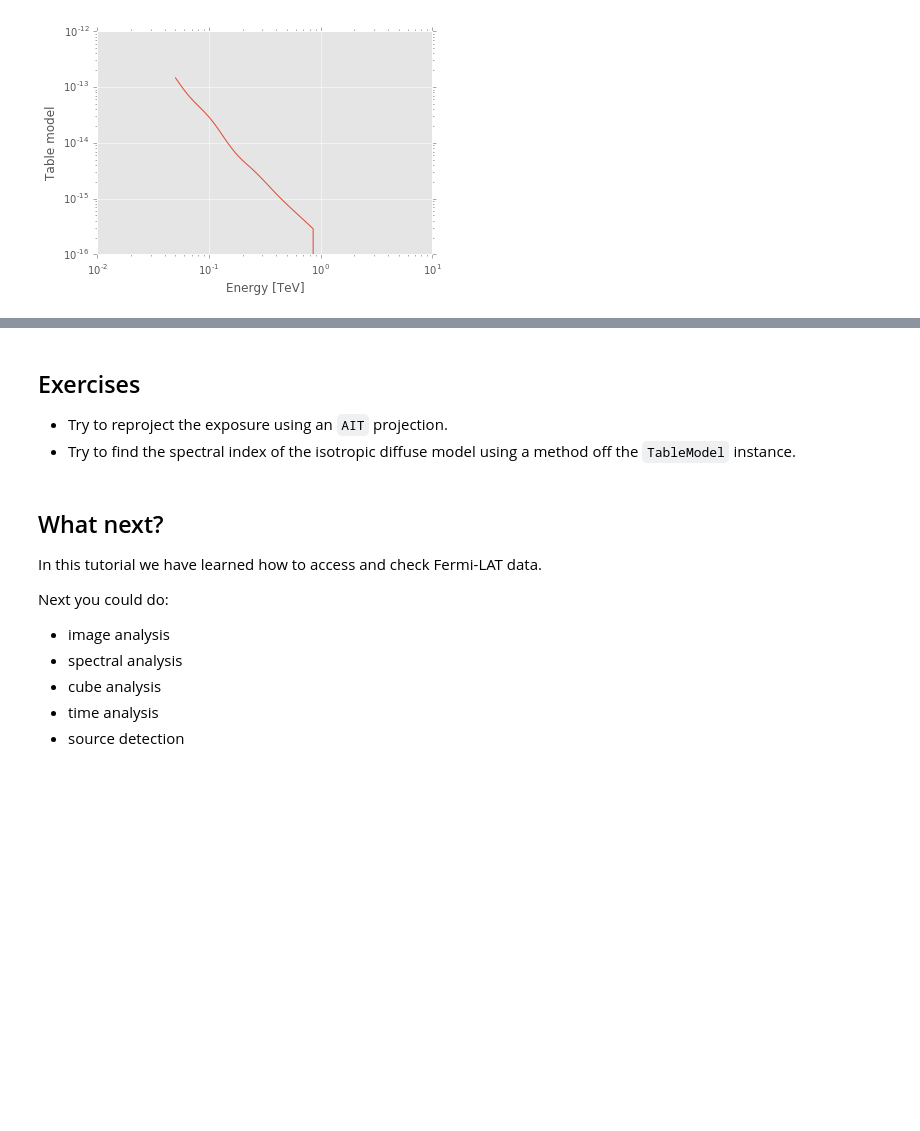
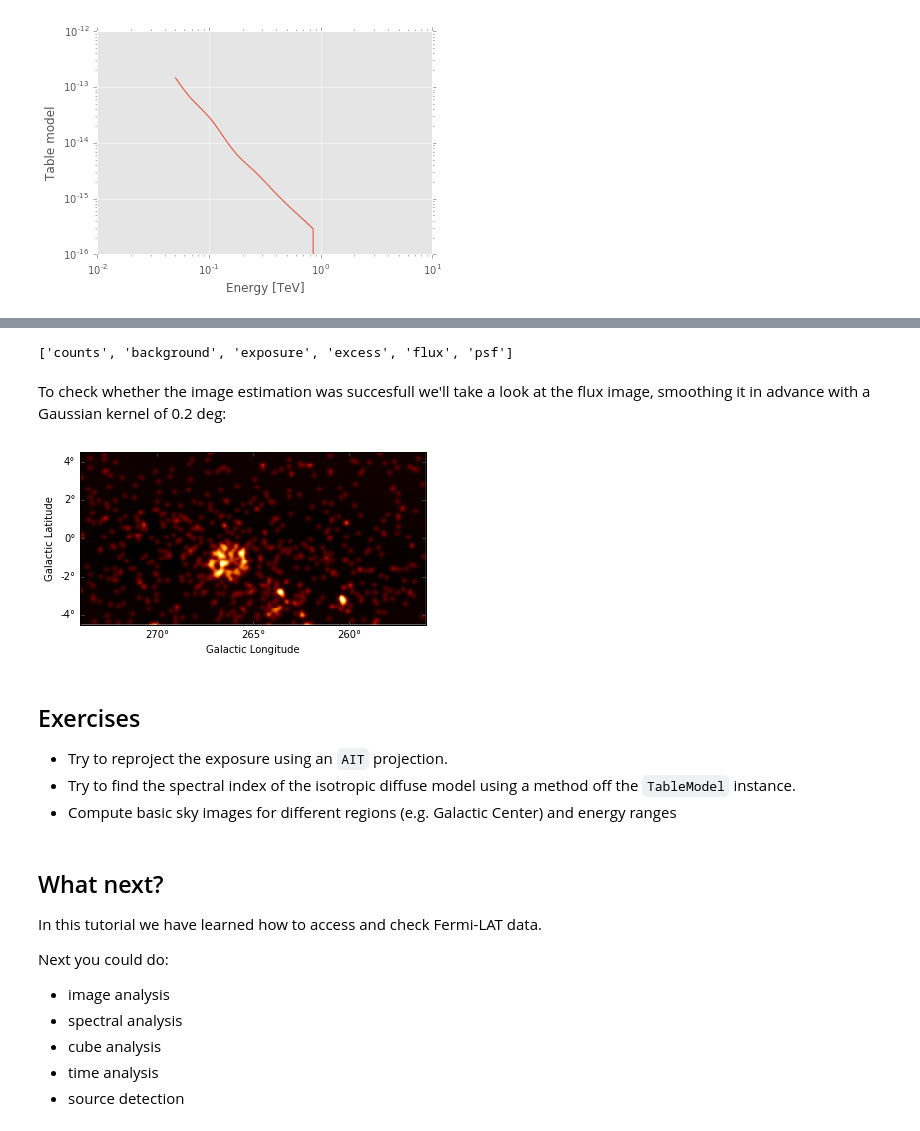
Before and after one commit to gammapy/gammapy-extra, a Jupyter notebook: notebooks/data_fermi_lat.ipynb, the cells around one changed output, grey strips where cells are left out. Saved outputs shown, nothing was run; the diff lists cells and outputs as text; code cells hidden in the pictures; blank space fills up the shorter version.

Commit message:
Add WCS dataset section to  data_fermi_lat.ipynb

```diff
--- a/notebooks/data_fermi_lat.ipynb
+++ b/notebooks/data_fermi_lat.ipynb
@@ -239,0 +243,2 @@ isotropic_diffuse.plot(erange)
+# %%
+image_ref = SkyImage.empty(nxpix=360, nypix=180, binsz=0.05, xref=265, yref=0)
@@ -239,0 +247,3 @@ isotropic_diffuse.plot(erange)
+# %%
+emin, emax = [50, 2000] * u.GeV
+image_estimator = FermiLATBasicImageEstimator(reference=image_ref, emin=emin, emax=emax)
@@ -239,0 +252,2 @@ isotropic_diffuse.plot(erange)
+# %%
+images_basic = image_estimator.run(dataset)
@@ -240,8 +265,20 @@ isotropic_diffuse.plot(erange)
+# %%
+images_basic.names
+# %% [output]
+['counts', 'background', 'exposure', 'excess', 'flux', 'psf']
+# %% [markdown]
+To check whether the image estimation was succesfull we'll take a look at the flux image, smoothing it in advance with a Gaussian kernel of 0.2 deg:
+# %%
+smoothed_flux = images_basic['flux'].smooth(kernel='gauss', radius=0.2 * u.deg)
+smoothed_flux.show()
+# %% [output]
+[figure, added]
 # %% [markdown]
 ## Exercises
 
 - Try to reproject the exposure using an `AIT` projection.
 - Try to find the spectral index of the isotropic diffuse model using a method off the `TableModel` instance.
+- Compute basic sky images for different regions (e.g. Galactic Center) and energy ranges
 # %% [markdown]
 ## What next?
 
```
Also changed, not shown: parts of 10 cells of this notebook.
